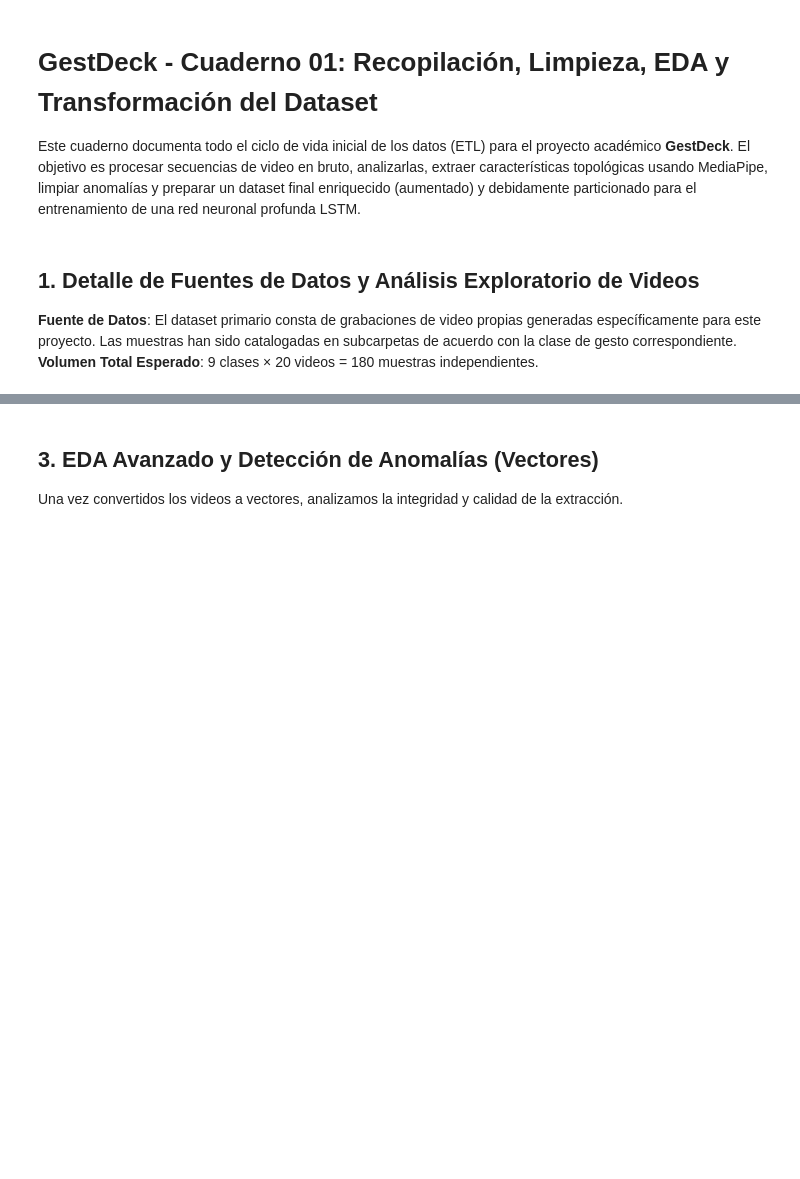
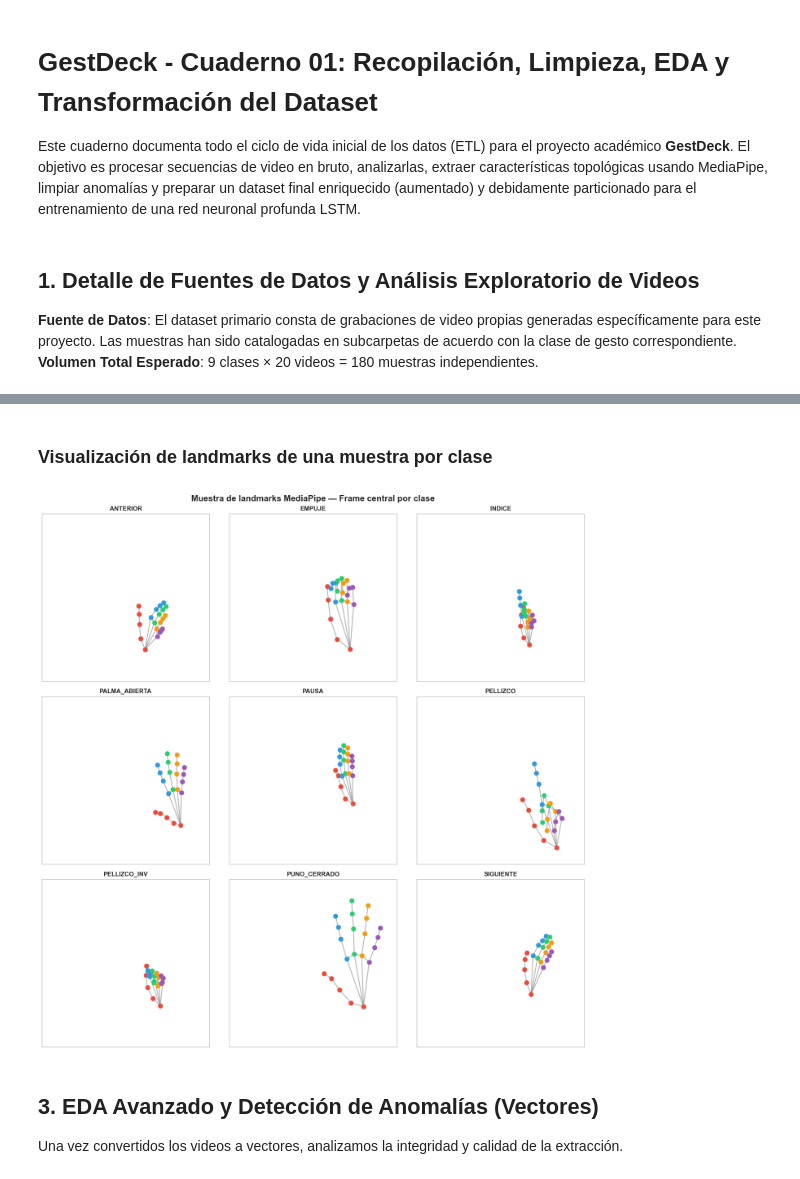
Before and after one commit to brenpc1443/gestdeck, a Jupyter notebook: training/notebooks/01_Dataset_EDA_y_Pipeline.ipynb, the cells around one changed output, grey strips where cells are left out. Cells and saved outputs as stored; diff of their text form; code cells hidden in the pictures; blank space fills up the shorter version.

```diff
--- a/training/notebooks/01_Dataset_EDA_y_Pipeline.ipynb
+++ b/training/notebooks/01_Dataset_EDA_y_Pipeline.ipynb
@@ -23,7 +23,7 @@ RAW_DATA_DIR = "../dataset/raw_videos"
 PROCESSED_DIR = "../dataset/processed" # Datos Crudos de MediaPipe
 FINAL_DATA_DIR = "../dataset/final"    # Datos Listos para la LSTM
 
-SEQUENCE_LENGTH = 30
+SEQUENCE_LENGTH = 15
 FEATURES = 42
 
 for d in [PROCESSED_DIR, FINAL_DATA_DIR]:
@@ -197,3 +221,64 @@ print("¡Vectores extraídos con éxito!")
+# %% [markdown]
+### Visualización de landmarks de una muestra por clase
+# %%
+import numpy as np
+import matplotlib.pyplot as plt
+import json
+
+DATA_DIR = '../dataset/final'
+X_train = np.load(f'{DATA_DIR}/X_train.npy')
+y_train = np.load(f'{DATA_DIR}/y_train.npy')
+with open(f'{DATA_DIR}/labels.json') as f:
+    labels = json.load(f)
+
+# Conexiones de la mano según MediaPipe (21 puntos)
+HAND_CONNECTIONS = [
+    (0,1),(1,2),(2,3),(3,4),         # Pulgar
+    (0,5),(5,6),(6,7),(7,8),         # Índice
+    (0,9),(9,10),(10,11),(11,12),     # Medio
+    (0,13),(13,14),(14,15),(15,16),   # Anular
+    (0,17),(17,18),(18,19),(19,20),   # Meñique
+    (5,9),(9,13),(13,17)             # Palma
+]
+
+fig, axes = plt.subplots(3, 3, figsize=(14, 14))
+fig.suptitle('Muestra de landmarks MediaPipe — Frame central por clase', fontsize=15, fontweight='bold')
+
+for idx, (ax, label) in enumerate(zip(axes.flat, labels)):
+    # Tomar la primera muestra de la clase (en datos originales, antes de augmentación)
+    mask = y_train == idx
+    sample = X_train[mask][0]   # primera muestra de esta clase
+
+    # Frame central no-cero
+    nonzero_frames = np.where(sample.sum(axis=1) != 0)[0]
+    if len(nonzero_frames) == 0:
+        ax.set_title(label + ' (sin datos)', fontsize=10)
+        continue
+    frame = sample[nonzero_frames[len(nonzero_frames)//2]]  # frame central
+    xs = frame[0::2]   # x coords: índices 0,2,4,...,40
+    ys = frame[1::2]   # y coords: índices 1,3,5,...,41
+
+    # Dibujar conexiones
+    for a, b in HAND_CONNECTIONS:
+        ax.plot([xs[a], xs[b]], [1-ys[a], 1-ys[b]], 'gray', lw=1.5, alpha=0.6)
+
+    # Dibujar puntos (coloreados por dedo)
+    finger_colors = ['#e74c3c']*5 + ['#3498db']*4 + ['#2ecc71']*4 + ['#f39c12']*4 + ['#9b59b6']*4
+    for i in range(21):
+        ax.scatter(xs[i], 1-ys[i], c=finger_colors[i], s=60, zorder=5)
+
+    ax.set_xlim(-0.05, 1.05)
+    ax.set_ylim(-0.05, 1.05)
+    ax.set_title(label, fontsize=11, fontweight='bold')
+    ax.set_xticks([]); ax.set_yticks([])
+    ax.set_aspect('equal')
+    ax.invert_xaxis()
+
+plt.tight_layout()
+plt.savefig('landmarks_por_clase.png', dpi=150, bbox_inches='tight')
+plt.show()
+# %% [output]
+[figure, added]
 # %% [markdown]
 ## 3. EDA Avanzado y Detección de Anomalías (Vectores)
 
```
Also changed, not shown: parts of 20 cells of this notebook, 8 other files.
